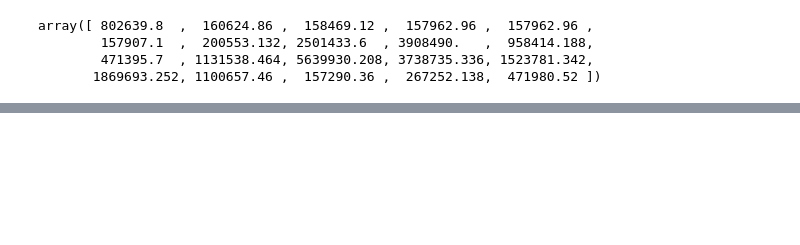
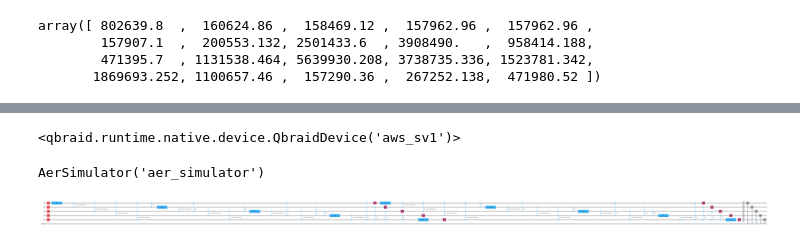
Before and after one commit to TreeratKJ/QRenew, a Jupyter notebook: microgrid_Location.ipynb, the cells around one changed output, grey strips where cells are left out. Cells and saved outputs as stored; diff of their text form; code cells hidden in the pictures; blank space fills up the shorter version.

Commit message:
add qiskit

```diff
--- a/microgrid_Location.ipynb
+++ b/microgrid_Location.ipynb
@@ -235,0 +291,10 @@ Time:  0.056943749999994964
+# %%
+import qbraid
+provider = qbraid.QbraidProvider()
+aws_device_id = "aws_sv1"
+device = provider.get_device(aws_device_id)
+device
+# %% [output]
+<qbraid.runtime.native.device.QbraidDevice('aws_sv1')>
+# %%
+qiskit_sim = AerSimulator()
@@ -235,0 +303,13 @@ Time:  0.056943749999994964
+# %%
+# service = QiskitRuntimeService()
+backend = qiskit_sim
+print(backend)
+
+# Create pass manager for transpilation
+pm = generate_preset_pass_manager(optimization_level=3, backend=backend)
+
+candidate_circuit = pm.run(circuit)
+candidate_circuit.draw("mpl", fold=False, idle_wires=False)
+# %% [output]
+AerSimulator('aer_simulator')
+[figure, added]
```
Also changed, not shown: parts of 29 cells of this notebook.
